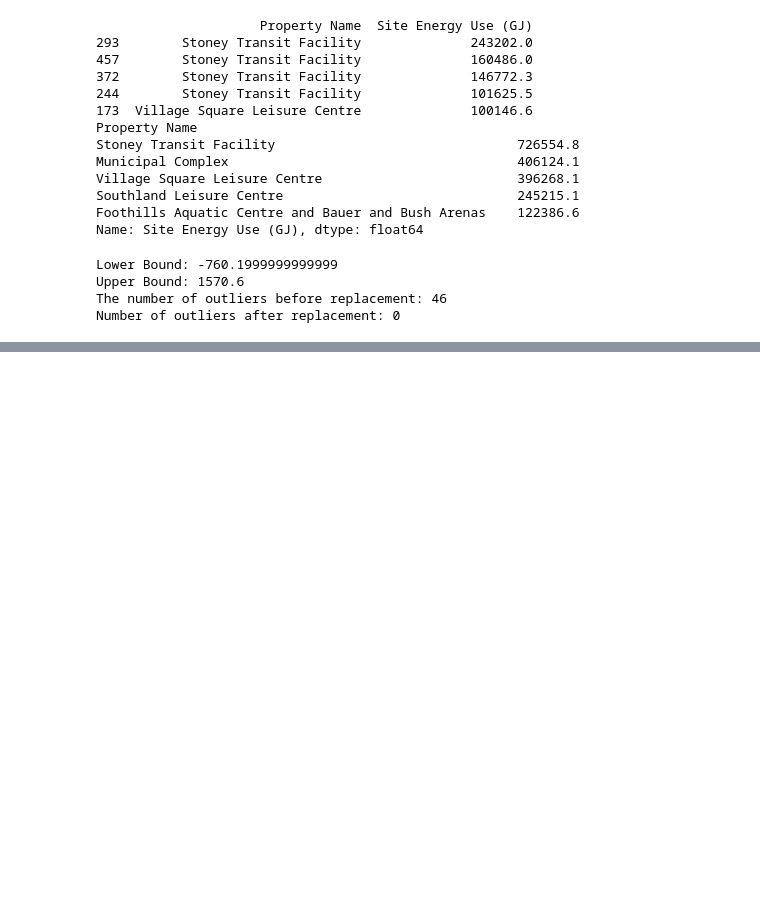
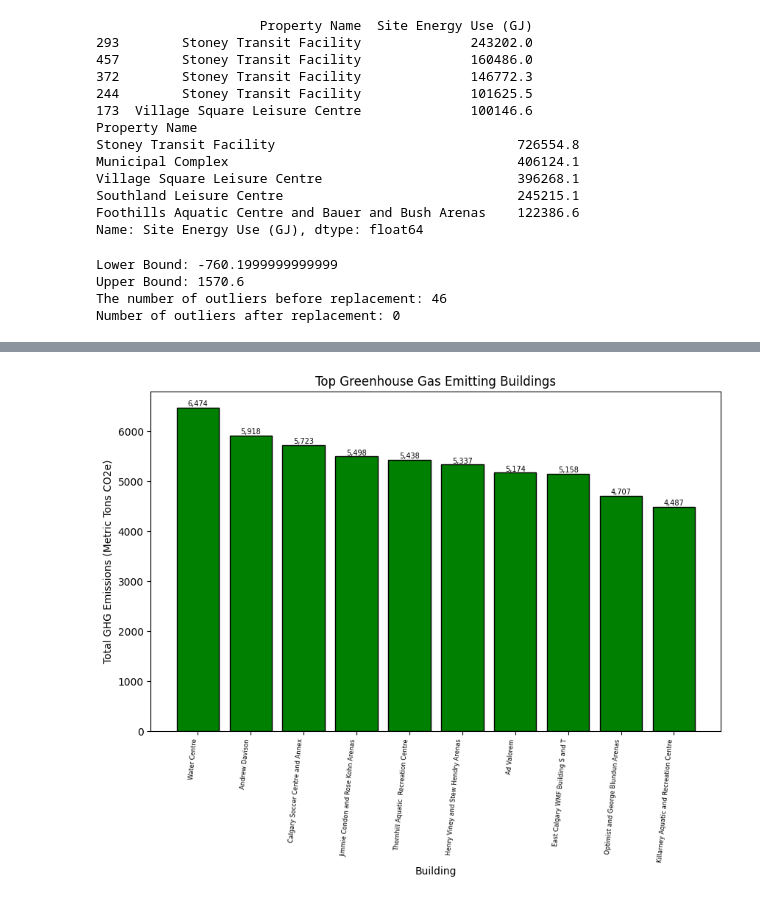
Before and after one commit to Ravin-J/Assignment-4, a Jupyter notebook: HW 4.ipynb, the cells around one changed output, grey strips where cells are left out. Saved outputs shown, nothing was run; the diff lists cells and outputs as text; code cells hidden in the pictures; blank space fills up the shorter version.

```diff
--- a/HW 4.ipynb
+++ b/HW 4.ipynb
@@ -574,0 +615,22 @@ Number of outliers after replacement: 0
+# %%
+##3.2 Comparative Bar Charts
+
+#group by property name and sum the total emissions
+top_buildings_by_name = df.groupby('Property Name')['Total GHG Emissions (Metric Tons CO2e)'].sum().sort_values(ascending=False).head(10).reset_index()
+
+#olot a vertical bar chart
+plt.figure(figsize=(10, 6))
+bars = plt.bar(top_buildings_by_name['Property Name'], top_buildings_by_name['Total GHG Emissions (Metric Tons CO2e)'],color='green', edgecolor='black')
+
+#fills the bars with the emission values
+for bar in bars:
+    plt.text(bar.get_x() + bar.get_width() / 2, bar.get_height(), f'{bar.get_height():,.0f}', ha='center', va='bottom', fontsize=7)
+
+
+plt.xlabel('Building')
+plt.ylabel('Total GHG Emissions (Metric Tons CO2e)')
+plt.title('Top Greenhouse Gas Emitting Buildings')
+plt.xticks(rotation=85, ha='right', fontsize=6)
+plt.show()
+# %% [output]
+[figure, added]
```
Also changed, not shown: parts of 5 cells of this notebook.
